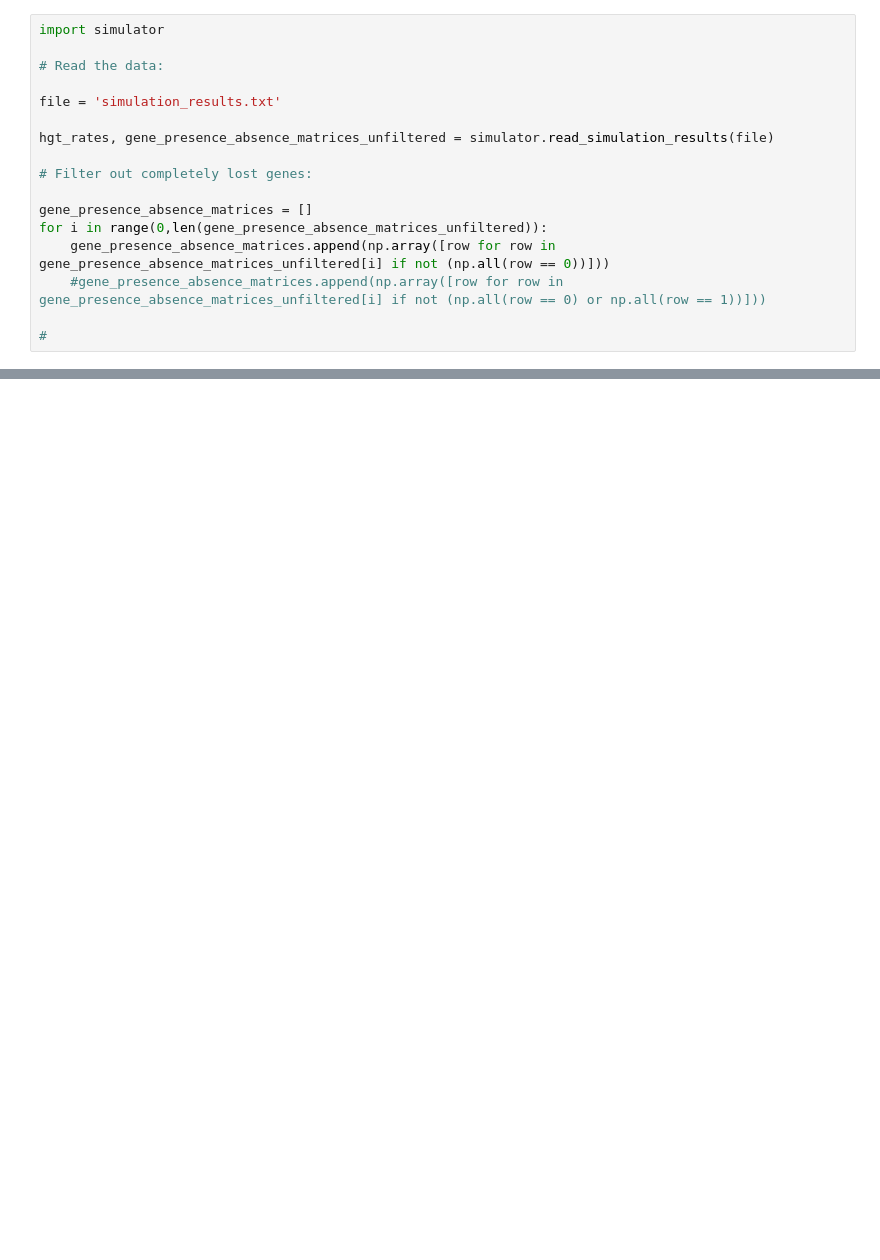
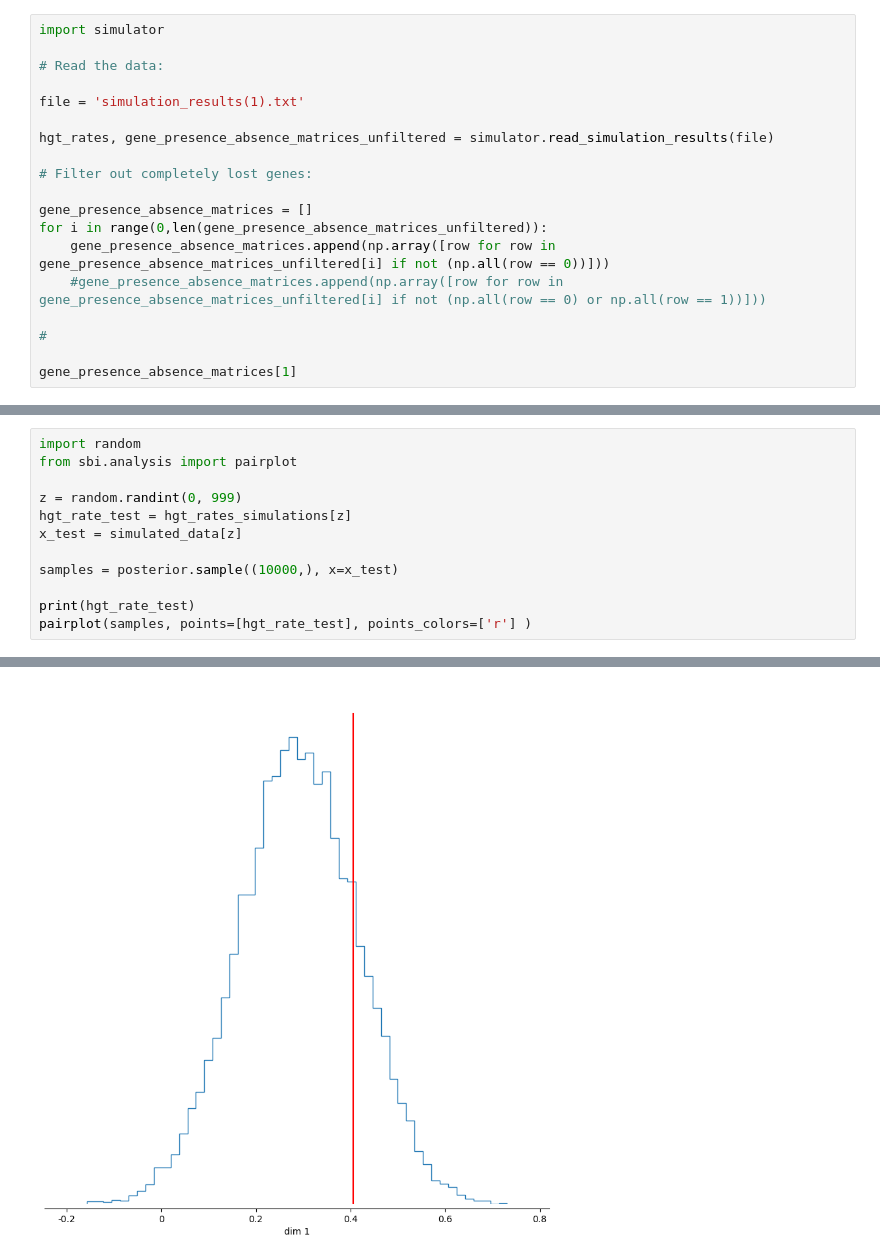
Before and after one commit to JohannesK97/pangenome-gene-transfer-simulation, a Jupyter notebook: Main (SBI).ipynb, the cells around one changed output, grey strips where cells are left out. Saved outputs shown, nothing was run; the diff lists cells and outputs as text; blank space fills up the shorter version.

```diff
--- a/Main (SBI).ipynb
+++ b/Main (SBI).ipynb
@@ -5,7 +5,7 @@ import simulator
 
 # Read the data:
 
-file = 'simulation_results.txt'
+file = 'simulation_results(1).txt'
 
 hgt_rates, gene_presence_absence_matrices_unfiltered = simulator.read_simulation_results(file)
 
@@ -17,3 +17,5 @@ for i in range(0,len(gene_presence_absence_matrices_unfiltered)):
     #gene_presence_absence_matrices.append(np.array([row for row in gene_presence_absence_matrices_unfiltered[i] if not (np.all(row == 0) or np.all(row == 1))]))
 
 #
+
+gene_presence_absence_matrices[1]
@@ -79,0 +190,13 @@ hgt_rate = prior.sample((10,))
+# %%
+import random
+from sbi.analysis import pairplot
+
+z = random.randint(0, 999)
+hgt_rate_test = hgt_rates_simulations[z]
+x_test = simulated_data[z]
+
+samples = posterior.sample((10000,), x=x_test)
+
+print(hgt_rate_test)
+pairplot(samples, points=[hgt_rate_test], points_colors=['r'] )
+# %% [output]
@@ -79,0 +206 @@ hgt_rate = prior.sample((10,))
+[figure, added]
```
Also changed, not shown: parts of 8 cells of this notebook, 11 other files.
